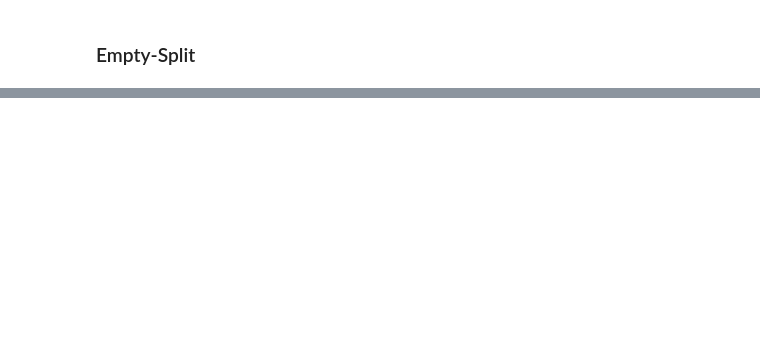
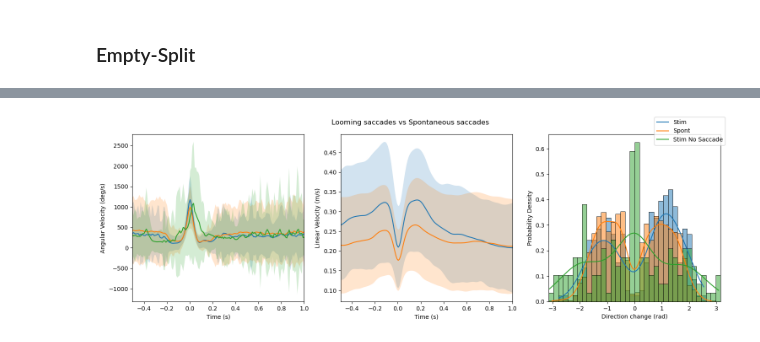
Before and after one commit to elhananby/fly_analysis, a Jupyter notebook: notebooks/Stim_vs_Spont_Saccades.ipynb, the cells around one changed output, grey strips where cells are left out. Drawn from its saved outputs; the diff is of its cells as text; code cells hidden in the pictures; blank space fills up the shorter version.

```diff
--- a/notebooks/Stim_vs_Spont_Saccades.ipynb
+++ b/notebooks/Stim_vs_Spont_Saccades.ipynb
@@ -421,33 +806,86 @@ empty_split_results = get_all_saccade_data(empty_data["df"], empty_data["stim"])
+# %%
+# Process emptyxu68 files
+print("Processing emptyxu68 files")
+looming_files = [
+    "20240702_140401.braidz",
+    "20240712_153309.braidz",
+    "20240715_171206.braidz",
+    "20240930_120514.braidz",
+]
+looming_data = fa.braidz.read_multiple_braidz(looming_files, root_folder)
+# %%
+looming_results = get_all_saccade_data(looming_data["df"], looming_data["stim"], delay=30)
 # %%
+stim_w_saccade_idx = np.array([i for i, x in enumerate(looming_results["group"]) if x == "stim_w_saccade"]).astype(int)
+stim_no_saccade_idx = np.array([i for i, x in enumerate(looming_results["group"]) if x == "stim_no_saccade"]).astype(int)
+spont_saccade_idx = np.array([i for i, x in enumerate(looming_results["group"]) if x == "spont_saccade"]).astype(int)
+
+angular_velocity = np.array(looming_results["angular_velocity"])
+linear_velocity = np.array(looming_results["linear_velocity"])
+heading_differences = np.array(looming_results["heading_diff"])
+
 fig, axs = plt.subplots(ncols=3, nrows=1, figsize=(15, 5))
 
 # angvel
-plot_mean_and_std(empty_split_results["spont_angvels"], label="Spont", ax=axs[0], take_abs=True, convert_to_degrees=True, units="ms")
-plot_mean_and_std(empty_split_results["stim_angvels"], label="Stim", ax=axs[0], take_abs=True, convert_to_degrees=True, units="ms")
+plot_mean_and_std(
+    angular_velocity[stim_w_saccade_idx],
+    label="Stim",
+    ax=axs[0],
+    take_abs=True,
+    convert_to_degrees=True,
+    units="ms",
+)
+plot_mean_and_std(
+    angular_velocity[spont_saccade_idx],
+    label="Spont",
+    ax=axs[0],
+    take_abs=True,
+    convert_to_degrees=True,
+    units="ms",
+)
+plot_mean_and_std(
+    angular_velocity[stim_no_saccade_idx],
+    label="Stim No Saccade",
+    ax=axs[0],
+    take_abs=True,
+    convert_to_degrees=True,
+    units="ms",
+)
 
 # linvel
-plot_mean_and_std(empty_split_results["spont_linvels"], label="Spont", ax=axs[1], units="ms")
-plot_mean_and_std(empty_split_results["stim_linvels"], label="Stim", ax=axs[1], units="ms")
+plot_mean_and_std(linear_velocity[stim_w_saccade_idx], ax=axs[1], units="ms")
+plot_mean_and_std(linear_velocity[spont_saccade_idx], ax=axs[1], units="ms")
 
 # heading_difference
-plot_histogram(empty_split_results["spont_heading_diffs"], label="Spont", ax=axs[2])
-plot_histogram(empty_split_results["stim_heading_diffs"], label="Stim", ax=axs[2])
-
+plot_histogram(heading_differences[stim_w_saccade_idx], ax=axs[2])
+plot_histogram(heading_differences[spont_saccade_idx], ax=axs[2])
+plot_histogram(heading_differences[stim_no_saccade_idx], ax=axs[2])
+axs[2].set_xlim(-np.pi, np.pi)
 for ax in axs[:2]:
     ax.set_xlim(-0.5, 1.0)
     ax.set_xlabel("Time (s)")
 
 axs[1].set_ylabel("Linear Velocity (m/s)")
 axs[2].set_xlabel("Direction change (rad)")
 axs[2].set_ylabel("Probability Density")
 
-plt.suptitle("Empty-Split")
+plt.suptitle("Looming saccades vs Spontaneous saccades")
 plt.tight_layout()
+fig.legend()
 
-# save
-plt.savefig("/home/buchsbaum/src/fly_analysis/notebooks/Figures/dnp03_paper/Empty_Split.png", dpi=300)
-plt.savefig("/home/buchsbaum/src/fly_analysis/notebooks/Figures/dnp03_paper/Empty_Split.svg", dpi=300)
-plt.savefig("/home/buchsbaum/src/fly_analysis/notebooks/Figures/dnp03_paper/Empty_Split.pdf", dpi=300)
-
-# close
-plt.close()
+plt.show()
+# plt.savefig(
+#     "/home/buchsbaum/src/fly_analysis/notebooks/Figures/dnp03_paper/looming_stim_vs_spont_saccades_only.png",
+#     dpi=300,
+# )
+# plt.savefig(
+#     "/home/buchsbaum/src/fly_analysis/notebooks/Figures/dnp03_paper/looming_stim_vs_spont_saccades_only.svg",
+#     dpi=300,
+# )
+# plt.savefig(
+#     "/home/buchsbaum/src/fly_analysis/notebooks/Figures/dnp03_paper/looming_stim_vs_spont_saccades_only.pdf",
+#     dpi=300,
+# )
+# plt.close("all")
+# %% [output]
+[figure, added]
```
Also changed, not shown: parts of 33 cells of this notebook.
